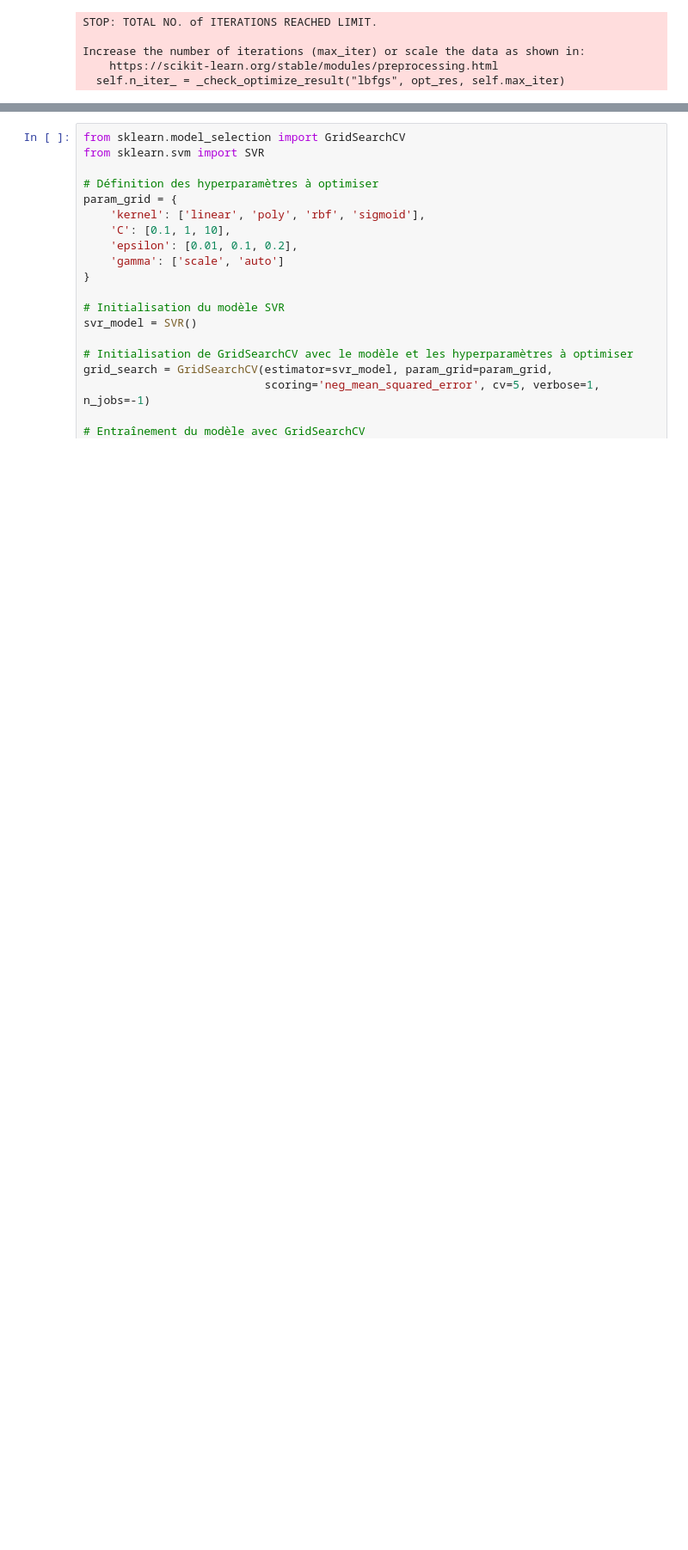
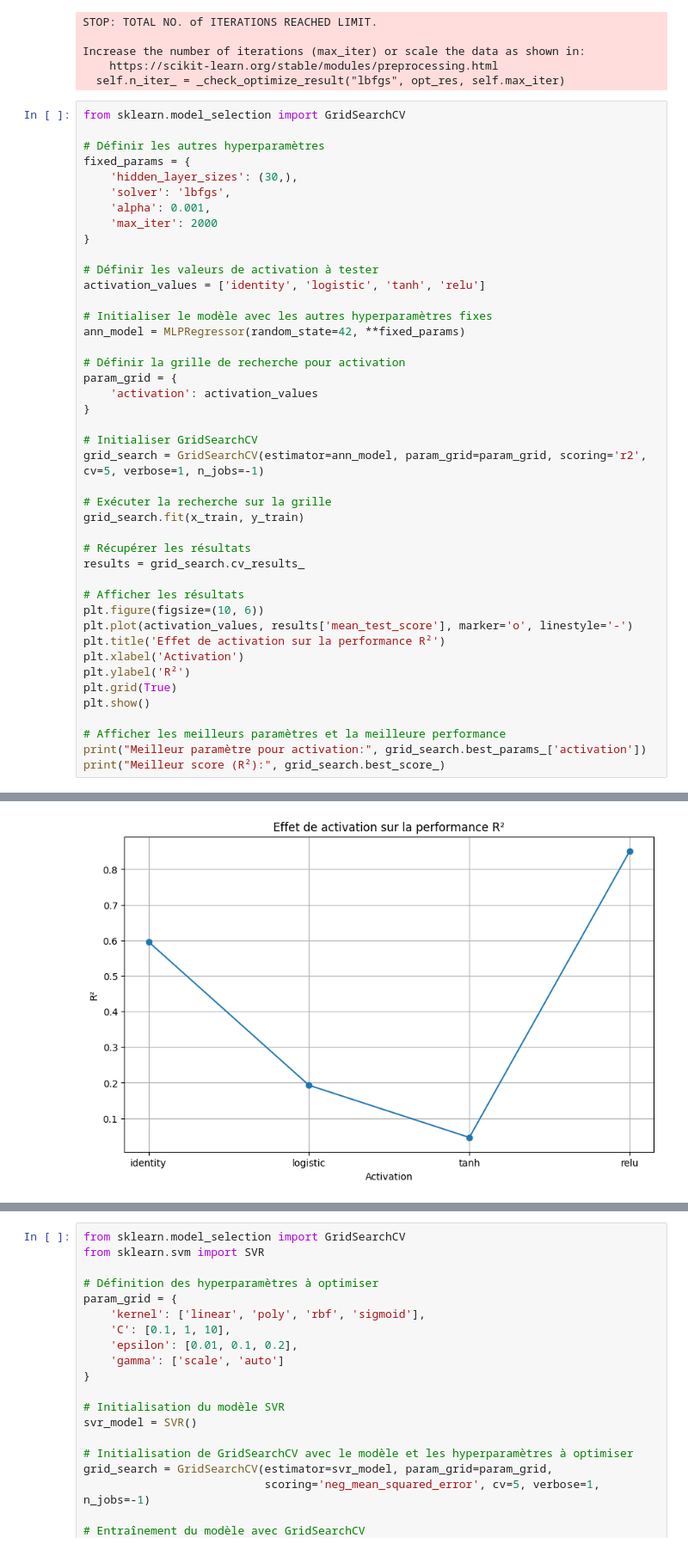
Before and after one commit to younesA99/svm, a Jupyter notebook: Untitled16.ipynb, the cells around one changed output, grey strips where cells are left out. Shown: that part at 86% size. Saved outputs shown, nothing was run; the diff lists cells and outputs as text; blank space fills up the shorter version.

```diff
--- a/Untitled16.ipynb
+++ b/Untitled16.ipynb
@@ -312,3 +312,47 @@ STOP: TOTAL NO. of ITERATIONS REACHED LIMIT.
 Increase the number of iterations (max_iter) or scale the data as shown in:
     https://scikit-learn.org/stable/modules/preprocessing.html
   self.n_iter_ = _check_optimize_result("lbfgs", opt_res, self.max_iter)
+# %%
+from sklearn.model_selection import GridSearchCV
+
+# Définir les autres hyperparamètres
+fixed_params = {
+    'hidden_layer_sizes': (30,),
+    'solver': 'lbfgs',
+    'alpha': 0.001,
+    'max_iter': 2000
+}
+
+# Définir les valeurs de activation à tester
+activation_values = ['identity', 'logistic', 'tanh', 'relu']
+
+# Initialiser le modèle avec les autres hyperparamètres fixes
+ann_model = MLPRegressor(random_state=42, **fixed_params)
+
+# Définir la grille de recherche pour activation
+param_grid = {
+    'activation': activation_values
+}
+
+# Initialiser GridSearchCV
+grid_search = GridSearchCV(estimator=ann_model, param_grid=param_grid, scoring='r2', cv=5, verbose=1, n_jobs=-1)
+
+# Exécuter la recherche sur la grille
+grid_search.fit(x_train, y_train)
+
+# Récupérer les résultats
+results = grid_search.cv_results_
+
+# Afficher les résultats
+plt.figure(figsize=(10, 6))
+plt.plot(activation_values, results['mean_test_score'], marker='o', linestyle='-')
+plt.title('Effet de activation sur la performance R²')
+plt.xlabel('Activation')
+plt.ylabel('R²')
+plt.grid(True)
+plt.show()
+
+# Afficher les meilleurs paramètres et la meilleure performance
+print("Meilleur paramètre pour activation:", grid_search.best_params_['activation'])
+print("Meilleur score (R²):", grid_search.best_score_)
+# %% [output]
@@ -314,0 +360 @@ Increase the number of iterations (max_iter) or scale the data as shown in:
+[figure, added]
```
Also changed, not shown: parts of 12 cells of this notebook.
